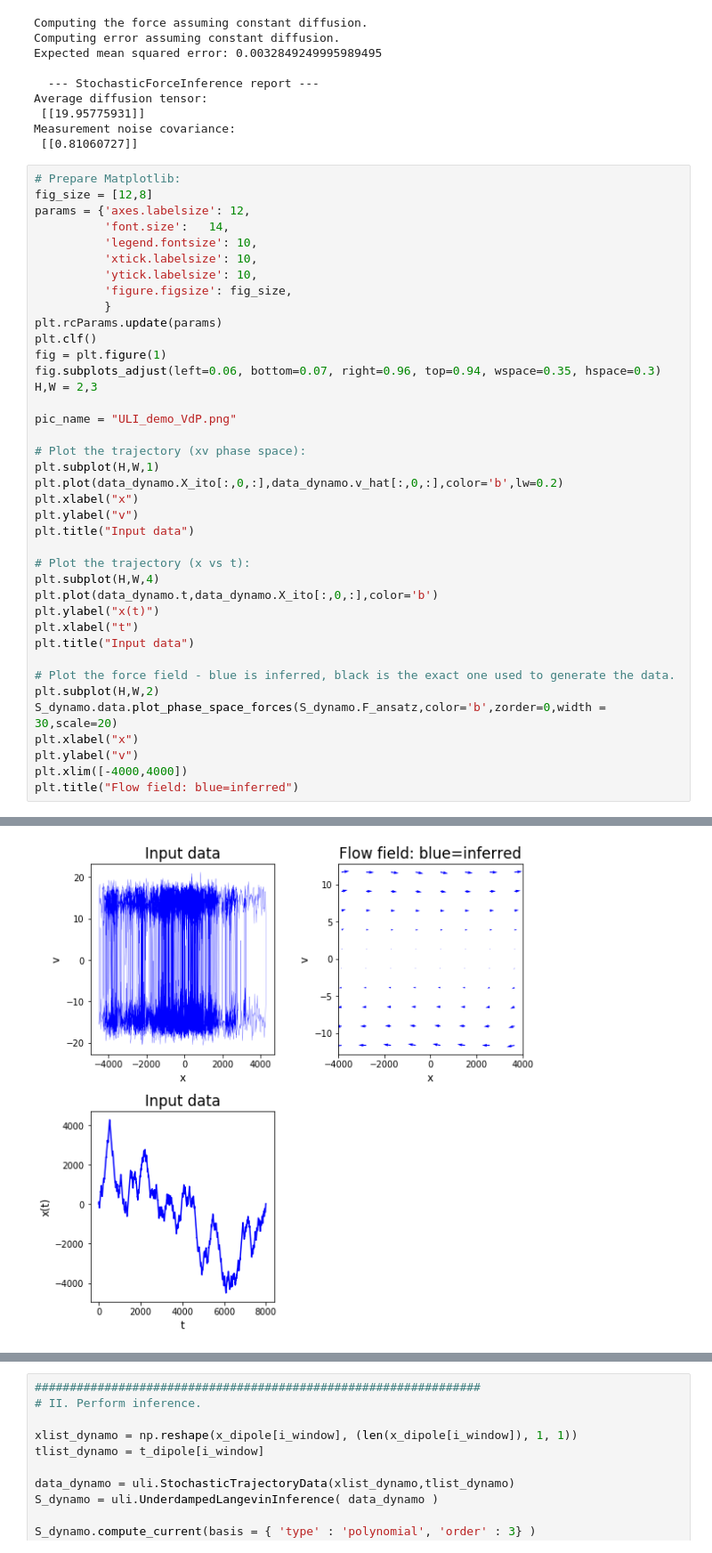
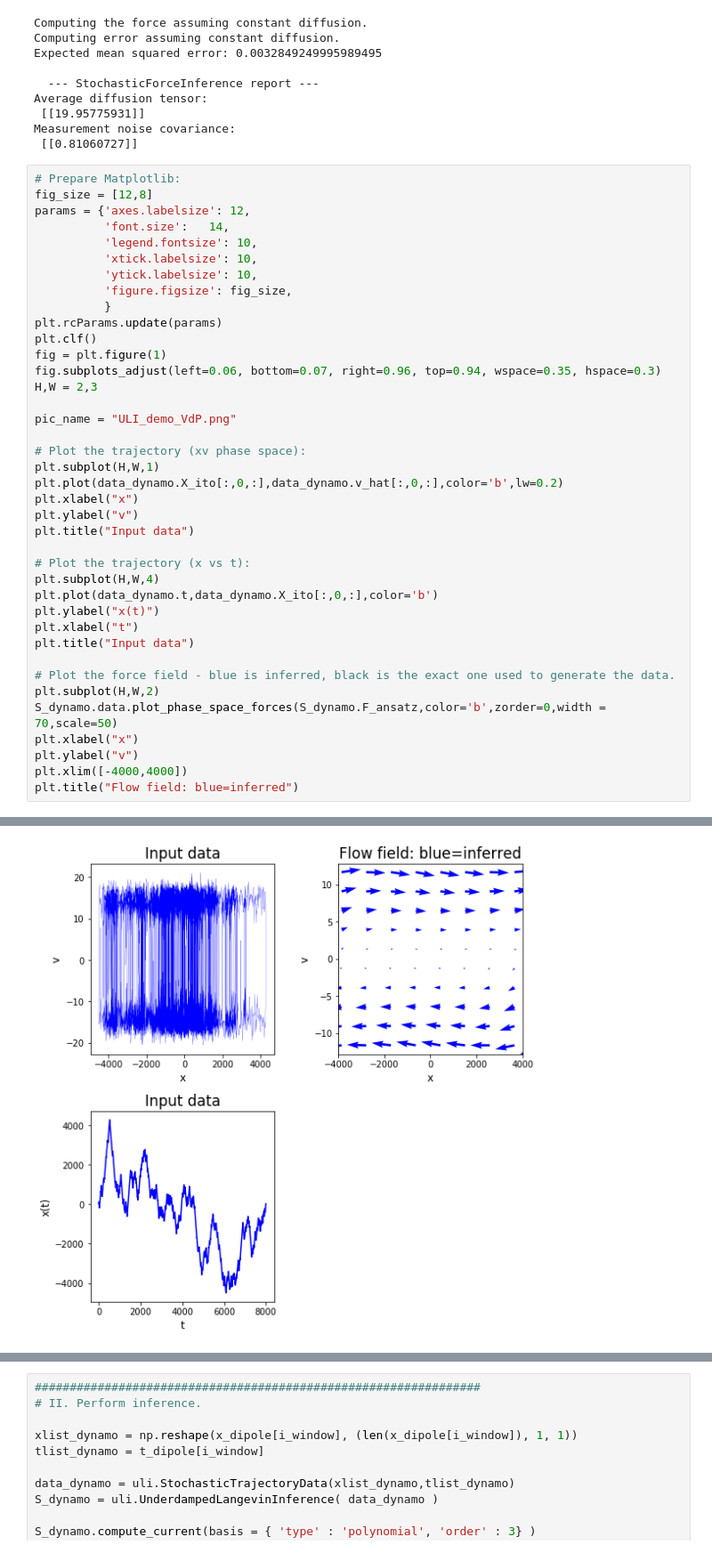
Before and after one commit to williamjsdavis/geodynamo_ULI, a Jupyter notebook: reversing-dynamo.ipynb, the cells around one changed output, grey strips where cells are left out. Shown at 89% size. Drawn from its saved outputs; the diff is of its cells as text.

```diff
--- a/reversing-dynamo.ipynb
+++ b/reversing-dynamo.ipynb
@@ -154,32 +154,32 @@ params = {'axes.labelsize': 12,
 plt.rcParams.update(params)
 plt.clf()
 fig = plt.figure(1)
 fig.subplots_adjust(left=0.06, bottom=0.07, right=0.96, top=0.94, wspace=0.35, hspace=0.3)
 H,W = 2,3
 
 pic_name = "ULI_demo_VdP.png"
 
 # Plot the trajectory (xv phase space):
 plt.subplot(H,W,1)
 plt.plot(data_dynamo.X_ito[:,0,:],data_dynamo.v_hat[:,0,:],color='b',lw=0.2)
 plt.xlabel("x")
 plt.ylabel("v")
 plt.title("Input data")
 
 # Plot the trajectory (x vs t):
 plt.subplot(H,W,4)
 plt.plot(data_dynamo.t,data_dynamo.X_ito[:,0,:],color='b')
 plt.ylabel("x(t)")
 plt.xlabel("t")
 plt.title("Input data")
 
 # Plot the force field - blue is inferred, black is the exact one used to generate the data.
 plt.subplot(H,W,2)
-S_dynamo.data.plot_phase_space_forces(S_dynamo.F_ansatz,color='b',zorder=0,width = 30,scale=20)
+S_dynamo.data.plot_phase_space_forces(S_dynamo.F_ansatz,color='b',zorder=0,width = 70,scale=50)
 plt.xlabel("x")
 plt.ylabel("v")
 plt.xlim([-4000,4000])
 plt.title("Flow field: blue=inferred")
 # %% [output]
 Text(0.5,1,'Flow field: blue=inferred')
-[figure, old version]
+[figure, new version]
```
Also changed, not shown: parts of 4 cells of this notebook.
